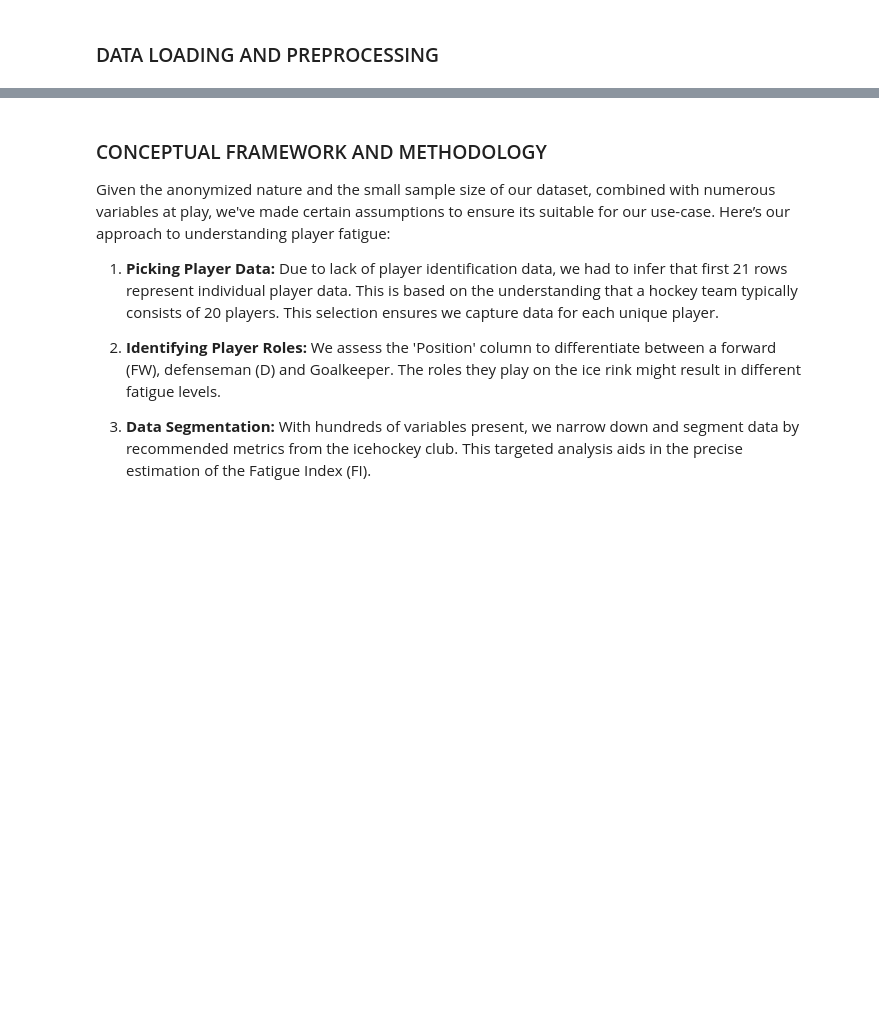
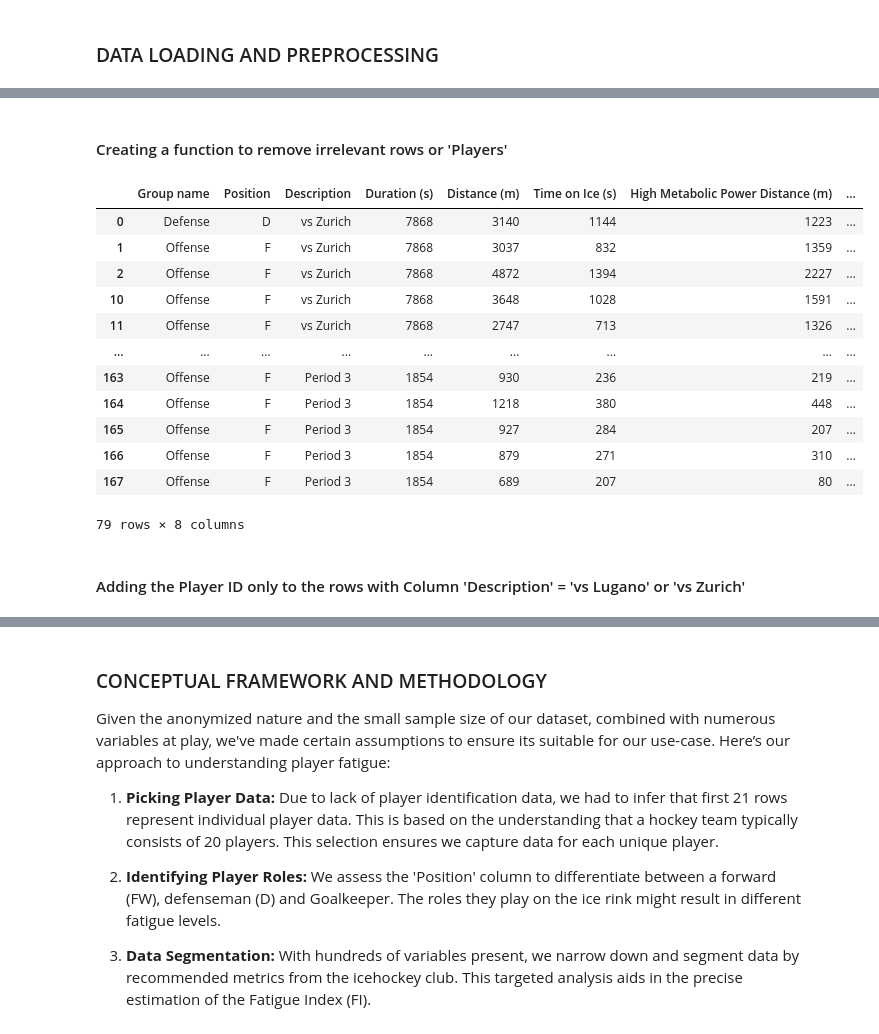
Before and after one commit to SamuelDevdas/Ice-Hockey-Players-Physical-Fatigue-Analysis, a Jupyter notebook: new.ipynb, the cells around one changed output, grey strips where cells are left out. Drawn from its saved outputs; the diff is of its cells as text; code cells hidden in the pictures; blank space fills up the shorter version.

```diff
--- a/new.ipynb
+++ b/new.ipynb
@@ -83,0 +134,16 @@ df_imp_lugano.head(50)
+# %%
+# Remove the rows with NA values in the column "Mechanical Intensity"
+df_imp_lugano = df_imp_lugano.dropna(subset=["Mechanical Intensity"])
+
+df_imp_zsc = df_imp_zsc.dropna(subset=["Mechanical Intensity"])
+
+# Check if any NA in Each Column of the dataframe
+print(df_imp_lugano.isnull().sum(axis=0))
+print(df_imp_lugano.shape)
+
+print(
+    "============================================================================================================="
+)
+
+print(df_imp_zsc.isnull().sum(axis=0))
+print(df_imp_zsc.shape)
@@ -83,0 +168,46 @@ df_imp_lugano.head(50)
+# %% [markdown]
+#### Creating a function to remove irrelevant rows or 'Players'
+# %%
+# Function to remove rows where the value of column Group name is not equal to 'Offense' or 'Defense'
+# This is done to remove the rows for the guest team present in the ZSC dataset
+
+
+def filter_group_name(df):
+    """
+    Filters the DataFrame to retain rows where 'Group name' is 'Offense' or 'Defense'.
+
+    Parameters:
+    - df (pd.DataFrame): The input DataFrame.
+
+    Returns:
+    - pd.DataFrame: The filtered DataFrame.
+    """
+    return df[df["Group name"].isin(["Offense", "Defense", "Goalies"])]
+
+
+# Example usage:
+df_filtered_zsc = filter_group_name(df_imp_zsc)
+
+df_filtered_lugano = filter_group_name(df_imp_lugano)
+
+# Display the filtered data:
+df_filtered_zsc
+
+# Display the filtered data:
+# df_filtered_lugano
+# %% [output]
+|  | Group name | Position | Description | Duration (s) | Distance (m) | Time on Ice (s) | High Metabolic Power Distance (m) | ... |
+| 0 | Defense | D | vs Zurich | 7868 | 3140 | 1144 | 1223 | ... |
+| 1 | Offense | F | vs Zurich | 7868 | 3037 | 832 | 1359 | ... |
+| 2 | Offense | F | vs Zurich | 7868 | 4872 | 1394 | 2227 | ... |
+| 10 | Offense | F | vs Zurich | 7868 | 3648 | 1028 | 1591 | ... |
+| 11 | Offense | F | vs Zurich | 7868 | 2747 | 713 | 1326 | ... |
+| ... | ... | ... | ... | ... | ... | ... | ... | ... |
+| 163 | Offense | F | Period 3 | 1854 | 930 | 236 | 219 | ... |
+| 164 | Offense | F | Period 3 | 1854 | 1218 | 380 | 448 | ... |
+| 165 | Offense | F | Period 3 | 1854 | 927 | 284 | 207 | ... |
+| 166 | Offense | F | Period 3 | 1854 | 879 | 271 | 310 | ... |
+| 167 | Offense | F | Period 3 | 1854 | 689 | 207 | 80 | ... |
+79 rows × 8 columns
+# %% [markdown]
+#### Adding the Player ID only to the rows with Column 'Description' = 'vs Lugano' or 'vs Zurich'
```
Also changed, not shown: parts of 34 cells of this notebook.
